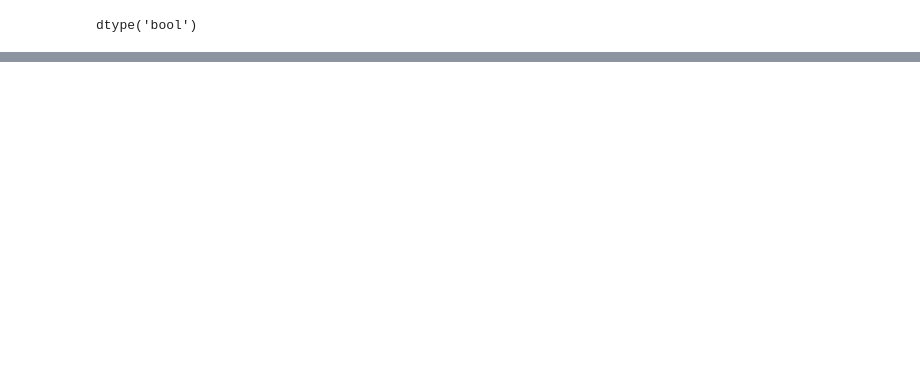
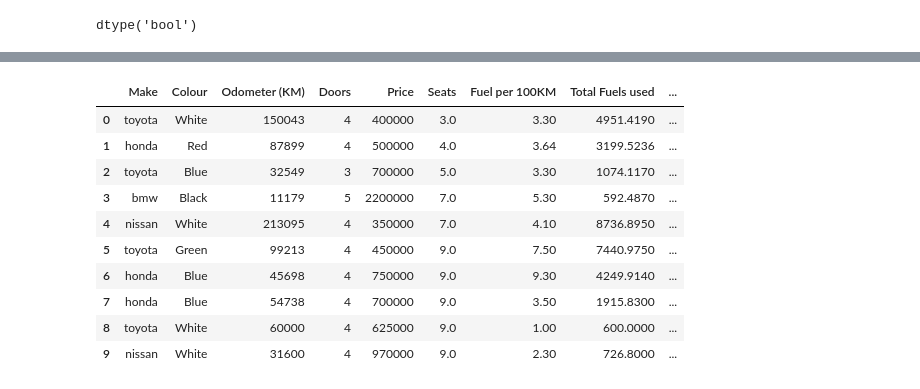
Before and after one commit to Saksham7-8-6/github-tut, a Jupyter notebook: introduction.ipynb, the cells around one changed output, grey strips where cells are left out. Drawn from its saved outputs; the diff is of its cells as text; code cells hidden in the pictures; blank space fills up the shorter version.

```diff
--- a/introduction.ipynb
+++ b/introduction.ipynb
@@ -629,0 +630,14 @@ car_sales_shuffled
+# %%
+car_sales
+# %% [output]
+|  | Make | Colour | Odometer (KM) | Doors | Price | Seats | Fuel per 100KM | Total Fuels used | ... |
+| 0 | toyota | White | 150043 | 4 | 400000 | 3.0 | 3.30 | 4951.4190 | ... |
+| 1 | honda | Red | 87899 | 4 | 500000 | 4.0 | 3.64 | 3199.5236 | ... |
+| 2 | toyota | Blue | 32549 | 3 | 700000 | 5.0 | 3.30 | 1074.1170 | ... |
+| 3 | bmw | Black | 11179 | 5 | 2200000 | 7.0 | 5.30 | 592.4870 | ... |
+| 4 | nissan | White | 213095 | 4 | 350000 | 7.0 | 4.10 | 8736.8950 | ... |
+| 5 | toyota | Green | 99213 | 4 | 450000 | 9.0 | 7.50 | 7440.9750 | ... |
+| 6 | honda | Blue | 45698 | 4 | 750000 | 9.0 | 9.30 | 4249.9140 | ... |
+| 7 | honda | Blue | 54738 | 4 | 700000 | 9.0 | 3.50 | 1915.8300 | ... |
+| 8 | toyota | White | 60000 | 4 | 625000 | 9.0 | 1.00 | 600.0000 | ... |
+| 9 | nissan | White | 31600 | 4 | 970000 | 9.0 | 2.30 | 726.8000 | ... |
```
Also changed, not shown: parts of 17 cells of this notebook.
